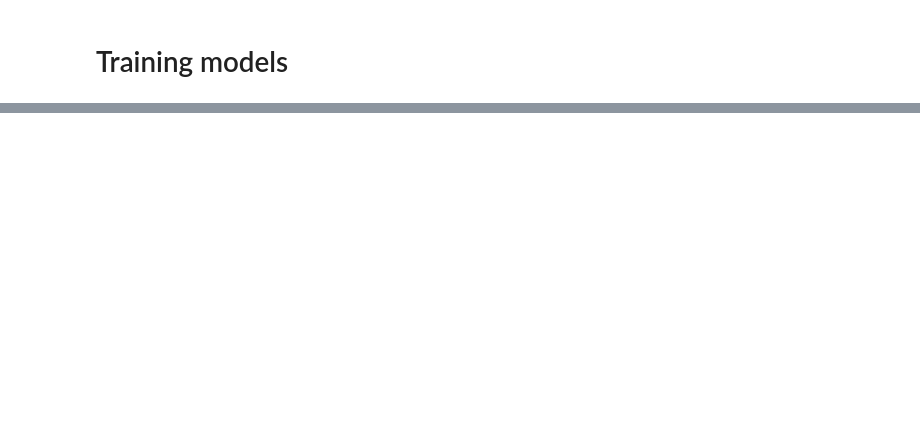
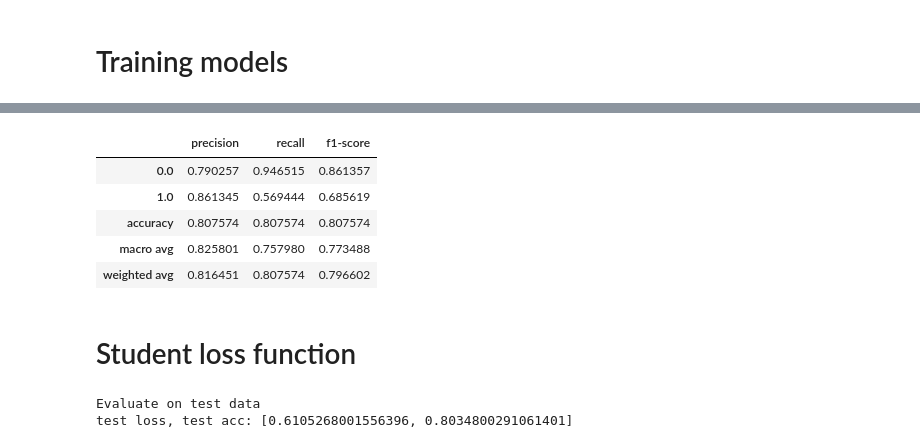
Before and after one commit to scumzilla/-ECE1512_2022W_ProjectRepo_StephanieDiNunzio, a Jupyter notebook: Project B/Project_B_Supp/Task2.ipynb, the cells around one changed output, grey strips where cells are left out. Cells and saved outputs as stored; diff of their text form; code cells hidden in the pictures; blank space fills up the shorter version.

```diff
--- a/Project B/Project_B_Supp/Task2.ipynb
+++ b/Project B/Project_B_Supp/Task2.ipynb
@@ -354,4 +353,37 @@ KeyboardInterrupt:
 # %%
 student_model.save(r'D:\Github Repos\ECE1512\-ECE1512_2022W_ProjectRepo_StephanieDiNunzio\Project B\Project_B_Supp\models\mhist_model_stu_fine.h5')
 # %%
-student_model = (r'D:\Github Repos\ECE1512\-ECE1512_2022W_ProjectRepo_StephanieDiNunzio\Project B\Project_B_Supp\models\mhist_model_stu_fine.h5')
+student_model = keras.models.load_model(r'D:\Github Repos\ECE1512\-ECE1512_2022W_ProjectRepo_StephanieDiNunzio\Project B\Project_B_Supp\models\mhist_model_stu_fine.h5')
+# %%
+test_data = []
+test_labels = []
+
+for j in range(len(test_generator)):
+    test_labels += test_generator[j][1].tolist()
+
+from sklearn.metrics import classification_report
+pred = student_model.predict_generator(test_generator)
+pred_classes = []
+
+
+
+for i in pred:
+    if i[0] < 0:
+        pred_classes.append(0)
+    else:
+        pred_classes.append(1)
+
+report = classification_report(test_labels,pred_classes,output_dict=True)
+df = pd.DataFrame(report).transpose()
+df.pop('support')
+df = pd.concat([df[0:8] , df[10:]])
+df
+# %% [output]
+|  | precision | recall | f1-score |
+| 0.0 | 0.790257 | 0.946515 | 0.861357 |
+| 1.0 | 0.861345 | 0.569444 | 0.685619 |
+| accuracy | 0.807574 | 0.807574 | 0.807574 |
+| macro avg | 0.825801 | 0.757980 | 0.773488 |
+| weighted avg | 0.816451 | 0.807574 | 0.796602 |
+# %% [markdown]
+# Student loss function
@@ -358,2 +448,9 @@ student_model = (r'D:\Github Repos\ECE1512\-ECE1512_2022W_ProjectRepo_StephanieD
 # %%
 teacher_model = keras.models.load_model(r'D:\Github Repos\ECE1512\-ECE1512_2022W_ProjectRepo_StephanieDiNunzio\Project B\Project_B_Supp\models\mhist_model.h5')
+# %%
+print("Evaluate on test data")
+results = student_model.evaluate_generator(generator=test_generator)
+print("test loss, test acc:", results)
+# %% [output]
+Evaluate on test data
+test loss, test acc: [0.6105268001556396, 0.8034800291061401]
```
Also changed, not shown: parts of 15 cells of this notebook.
